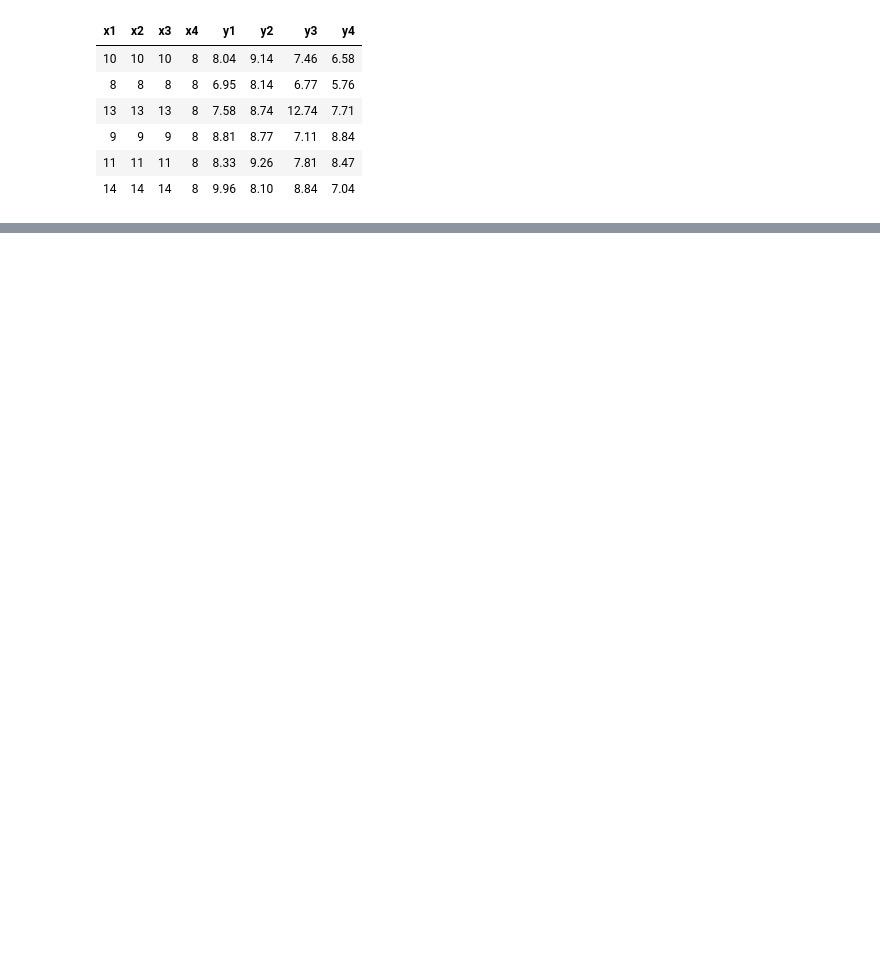
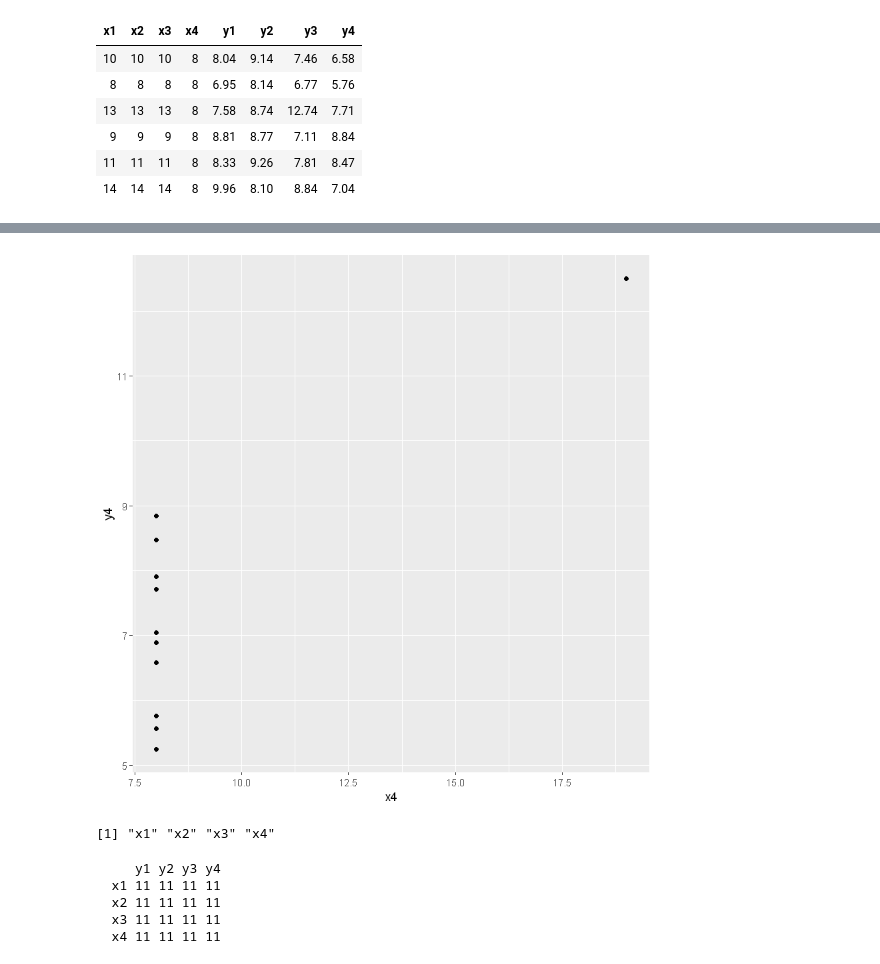
Before and after one commit to VictorOmondi1997/Correlation-and-Regression-in-R, a Jupyter notebook: Correlation and Regression in R.ipynb, the cells around one changed output, grey strips where cells are left out. Saved outputs shown, nothing was run; the diff lists cells and outputs as text; code cells hidden in the pictures; blank space fills up the shorter version.

```diff
--- a/Correlation and Regression in R.ipynb
+++ b/Correlation and Regression in R.ipynb
@@ -406,0 +449,18 @@ anscombe %>%
+# %%
+anscombe %>%
+    ggplot(aes(x=x4,y=y4)) +
+    geom_point()
+# %% [output]
+[figure, added]
+# %%
+unique(anscombe2$x_name)
+# %% [output]
+[1] "x1" "x2" "x3" "x4"
+# %%
+table(anscombe2$x_name, anscombe2$y_name)
+# %% [output]
+     y1 y2 y3 y4
+  x1 11 11 11 11
+  x2 11 11 11 11
+  x3 11 11 11 11
+  x4 11 11 11 11
```
Also changed, not shown: parts of 43 cells of this notebook.
